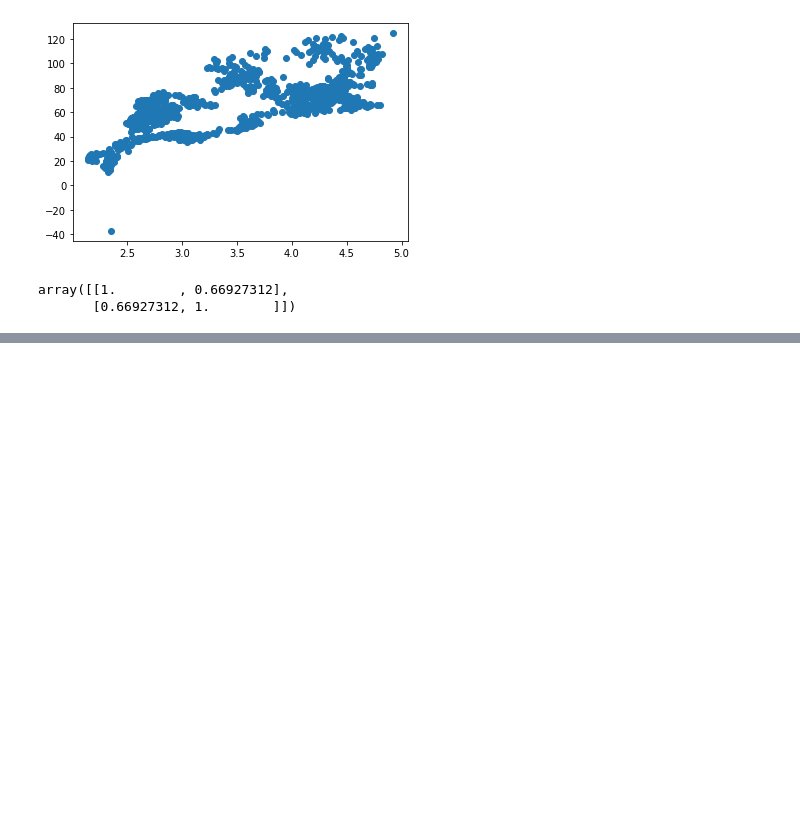
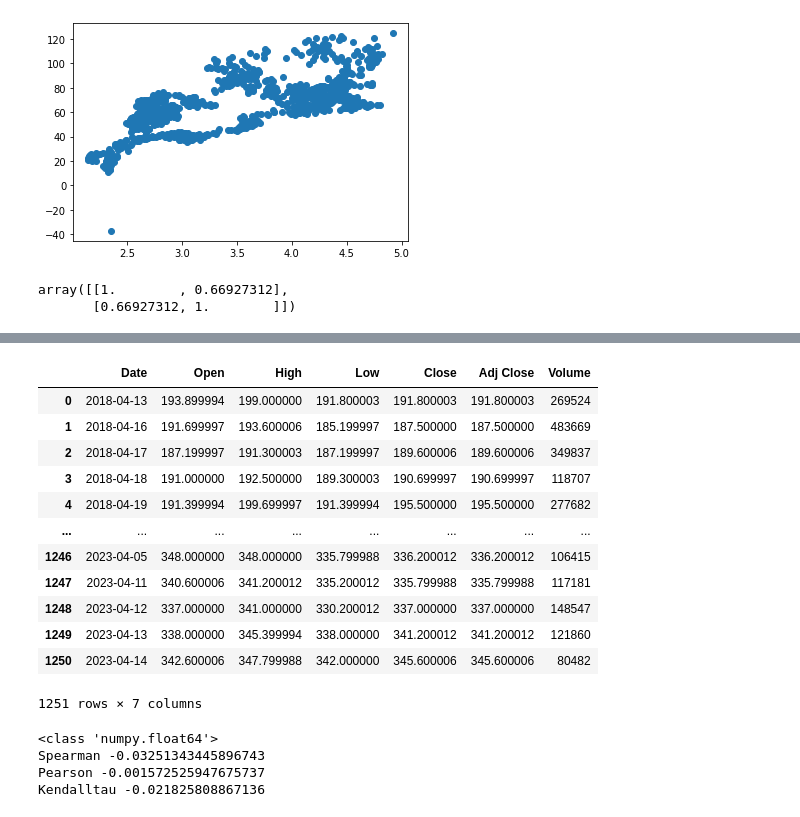
Before and after one commit to Szymex49/NVIDIA_risk_management, a Jupyter notebook: Fifi_workshop.ipynb, the cells around one changed output, grey strips where cells are left out. Saved outputs shown, nothing was run; the diff lists cells and outputs as text; code cells hidden in the pictures; blank space fills up the shorter version.

```diff
--- a/Fifi_workshop.ipynb
+++ b/Fifi_workshop.ipynb
@@ -159,0 +404,24 @@ array([[1.        , 0.66927312],
+# %%
+nkt = pd.read_csv('data//nkt.csv', sep = ',', encoding = 'latin-1')
+nkt
+# %% [output]
+|  | Date | Open | High | Low | Close | Adj Close | Volume |
+| 0 | 2018-04-13 | 193.899994 | 199.000000 | 191.800003 | 191.800003 | 191.800003 | 269524 |
+| 1 | 2018-04-16 | 191.699997 | 193.600006 | 185.199997 | 187.500000 | 187.500000 | 483669 |
+| 2 | 2018-04-17 | 187.199997 | 191.300003 | 187.199997 | 189.600006 | 189.600006 | 349837 |
+| 3 | 2018-04-18 | 191.000000 | 192.500000 | 189.300003 | 190.699997 | 190.699997 | 118707 |
+| 4 | 2018-04-19 | 191.399994 | 199.699997 | 191.399994 | 195.500000 | 195.500000 | 277682 |
+| ... | ... | ... | ... | ... | ... | ... | ... |
+| 1246 | 2023-04-05 | 348.000000 | 348.000000 | 335.799988 | 336.200012 | 336.200012 | 106415 |
+| 1247 | 2023-04-11 | 340.600006 | 341.200012 | 335.200012 | 335.799988 | 335.799988 | 117181 |
+| 1248 | 2023-04-12 | 337.000000 | 341.000000 | 330.200012 | 337.000000 | 337.000000 | 148547 |
+| 1249 | 2023-04-13 | 338.000000 | 345.399994 | 338.000000 | 341.200012 | 341.200012 | 121860 |
+| 1250 | 2023-04-14 | 342.600006 | 347.799988 | 342.000000 | 345.600006 | 345.600006 | 80482 |
+1251 rows × 7 columns
+# %%
+curr_data(copper[:len(nkt)], nkt)
+# %% [output]
+<class 'numpy.float64'>
+Spearman -0.03251343445896743
+Pearson -0.001572525947675737
+Kendalltau -0.021825808867136
```
Also changed, not shown: parts of 42 cells of this notebook, 21 other files.
